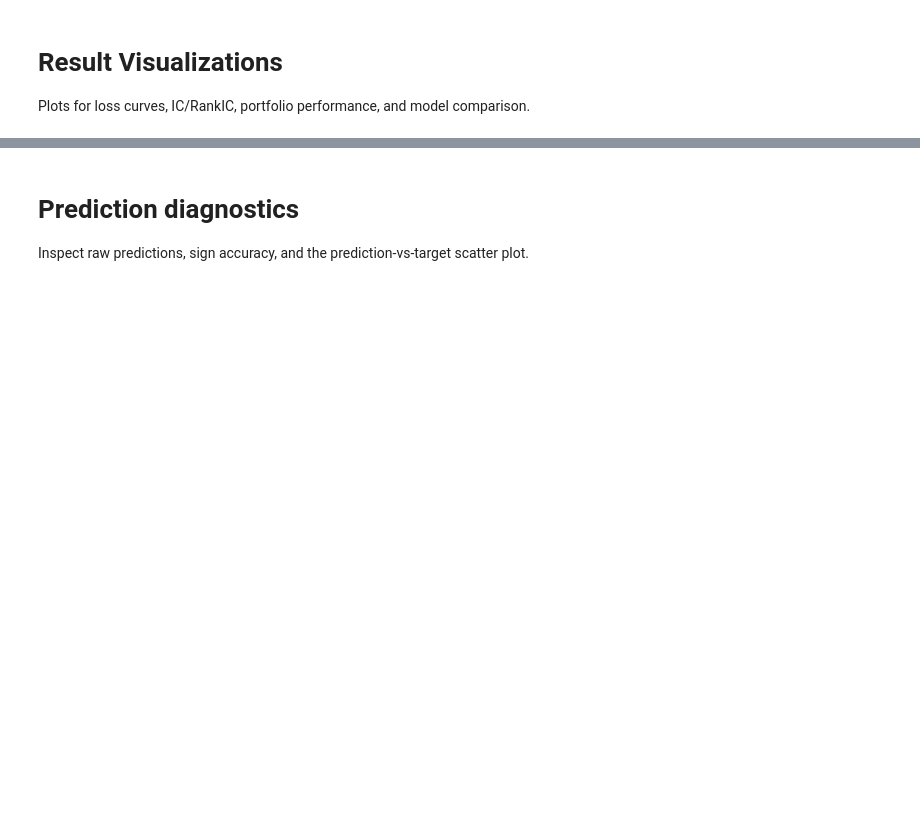
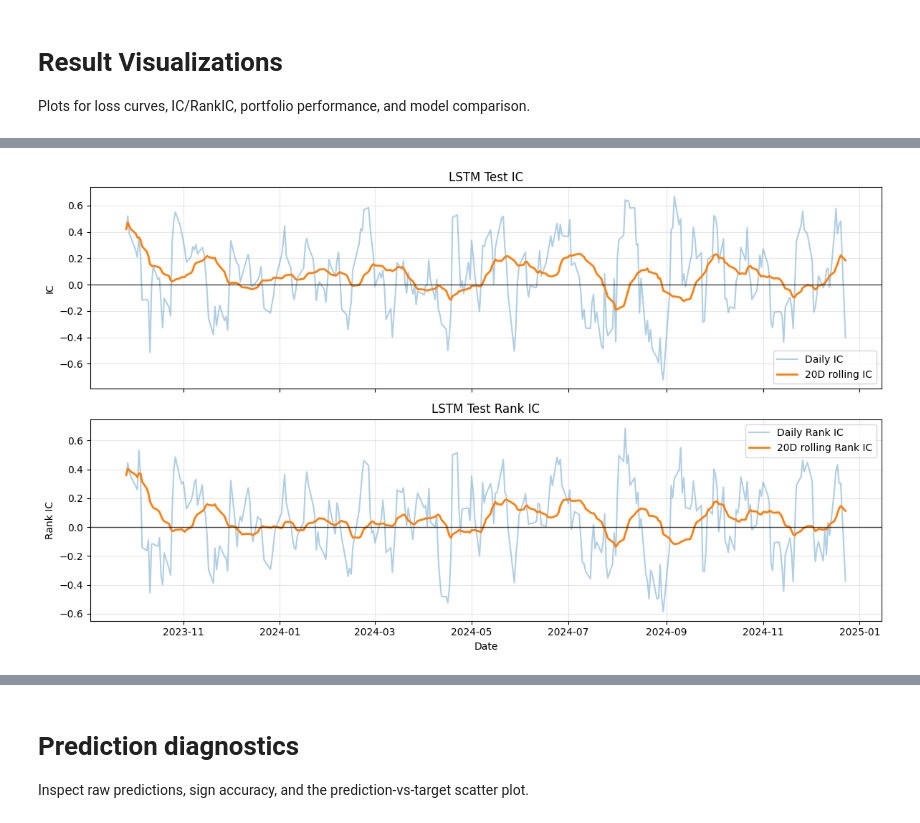
Before and after one commit to huanglechen/StockReturn, a Jupyter notebook: C147A_project_average.ipynb, the cells around one changed output, grey strips where cells are left out. Drawn from its saved outputs; the diff is of its cells as text; code cells hidden in the pictures; blank space fills up the shorter version.

```diff
--- a/C147A_project_average.ipynb
+++ b/C147A_project_average.ipynb
@@ -265,5 +321,11 @@ srp.plot_training_histories(results)
 # %%
-srp.plot_ic_series(results, best_model, split="test", rolling_window=20)
+import matplotlib.pyplot as plt
+
+ic_fig = srp.plot_ic_series(results, best_model, split="test", rolling_window=20)
+display(ic_fig)
+plt.close(ic_fig)
+# %% [output]
+[figure, added]
 # %%
 import matplotlib.pyplot as plt
 
```
Also changed, not shown: parts of 11 cells of this notebook, 6 other files.
